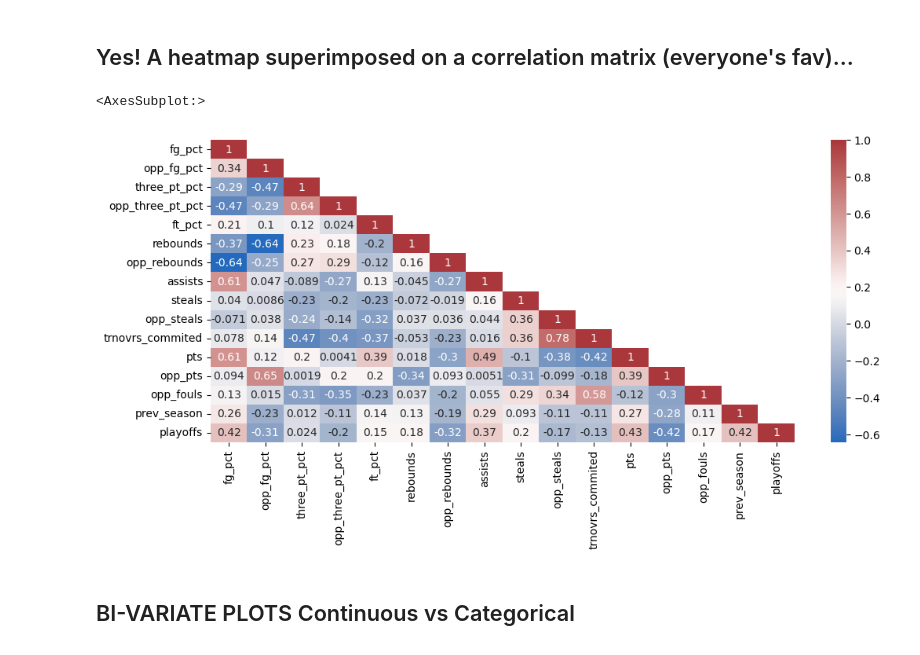
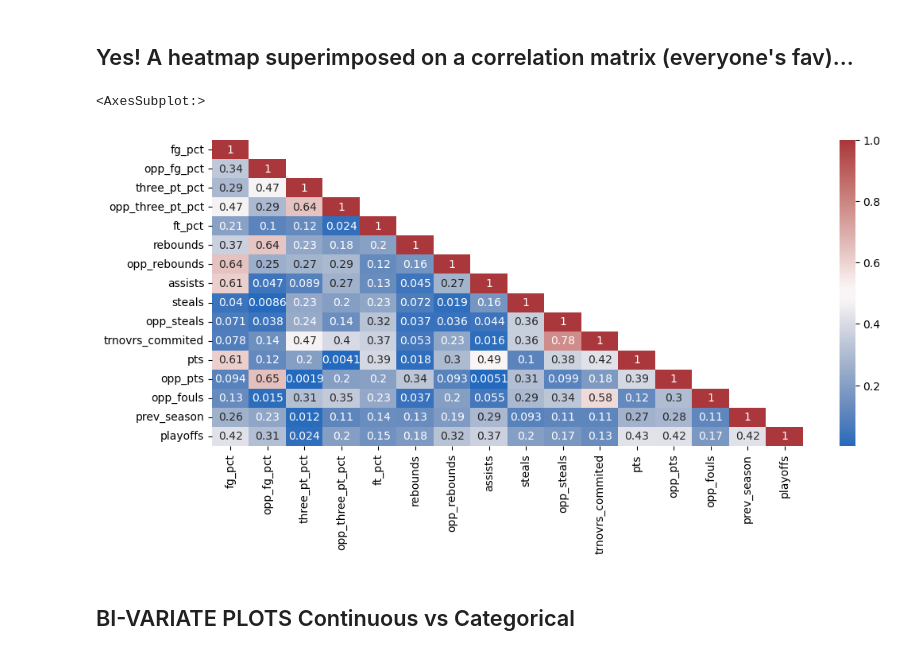
Before and after one commit to RichardAlcabes22/nba_project, a Jupyter notebook: final_nba_project.ipynb, the cells around one changed output. Cells and saved outputs as stored; diff of their text form; code cells hidden in the pictures.

```diff
--- a/final_nba_project.ipynb
+++ b/final_nba_project.ipynb
@@ -165,13 +165,13 @@ plt.show()
 ## Yes! A heatmap superimposed on a correlation matrix (everyone's fav)...
 # %%
 fig = plt.figure(figsize=(12,5))
-sns.heatmap(train.corr(),
+sns.heatmap(train.corr().abs(),
            cmap='vlag',
            annot=True,
            mask=np.triu(train.corr(),1))
 # %% [output]
 <AxesSubplot:>
-[figure, old version]
+[figure, new version]
 # %% [markdown]
 ## BI-VARIATE PLOTS Continuous vs Categorical
 # %% [markdown]
```
Also changed, not shown: 1 other file.
